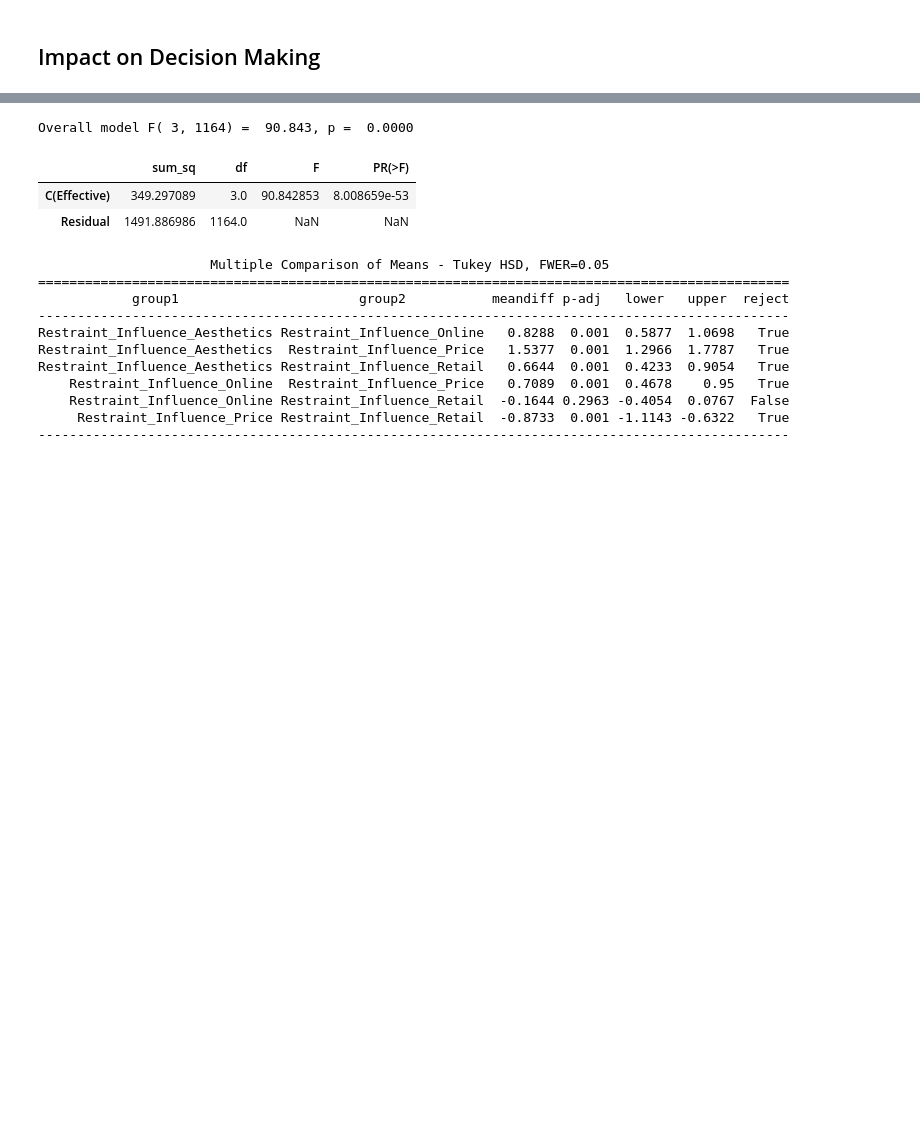
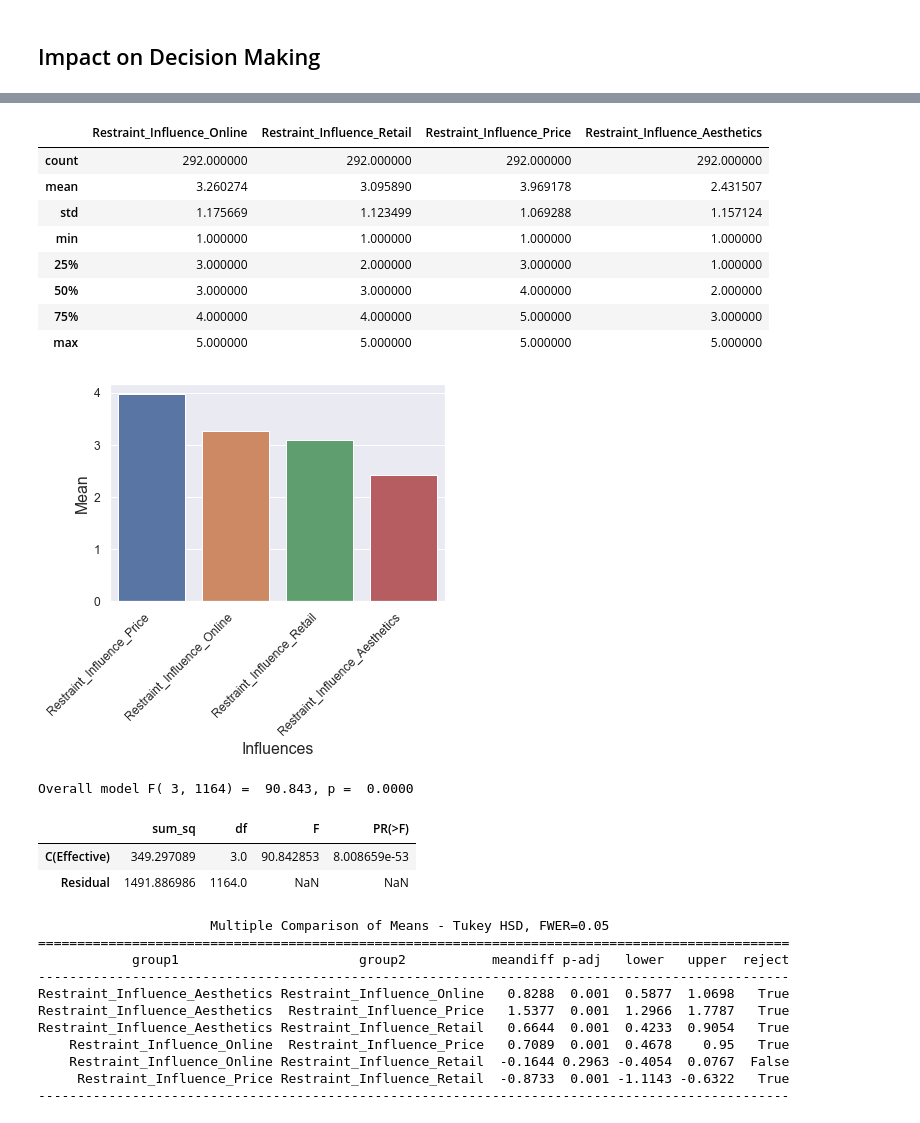
Before and after one commit to markhary/emba912_survey, a Jupyter notebook: ruby.ipynb, the cells around one changed output, grey strips where cells are left out. Saved outputs shown, nothing was run; the diff lists cells and outputs as text; code cells hidden in the pictures; blank space fills up the shorter version.

```diff
--- a/ruby.ipynb
+++ b/ruby.ipynb
@@ -692 +694,26 @@ survey_data[columns].describe()
+# %%
+influences = pd.DataFrame(columns=columns)
+influences = survey_data[columns]
+display(influences.describe());
+means = influences.mean();
+means_df = pd.DataFrame(columns=means.index).append(means, ignore_index=True)
+
+order=means_df.sort_values(by=0, axis=1, ascending=False)
+chart = sns.barplot(x=means.index, y=means, order=order);
+chart.set_xlabel("Influences");
+chart.set_ylabel("Mean");
+increase_axes(chart)
+rotate_xlabels(chart)
+save_figure(chart.get_figure(), "Influences_Means")
+# %% [output]
+|  | Restraint_Influence_Online | Restraint_Influence_Retail | Restraint_Influence_Price | Restraint_Influence_Aesthetics |
+| count | 292.000000 | 292.000000 | 292.000000 | 292.000000 |
+| mean | 3.260274 | 3.095890 | 3.969178 | 2.431507 |
+| std | 1.175669 | 1.123499 | 1.069288 | 1.157124 |
+| min | 1.000000 | 1.000000 | 1.000000 | 1.000000 |
+| 25% | 3.000000 | 2.000000 | 3.000000 | 1.000000 |
+| 50% | 3.000000 | 3.000000 | 4.000000 | 2.000000 |
+| 75% | 4.000000 | 4.000000 | 5.000000 | 3.000000 |
+| max | 5.000000 | 5.000000 | 5.000000 | 5.000000 |
+[figure, added]
 # %%
```
Also changed, not shown: parts of 5 cells of this notebook, 2 other files.
